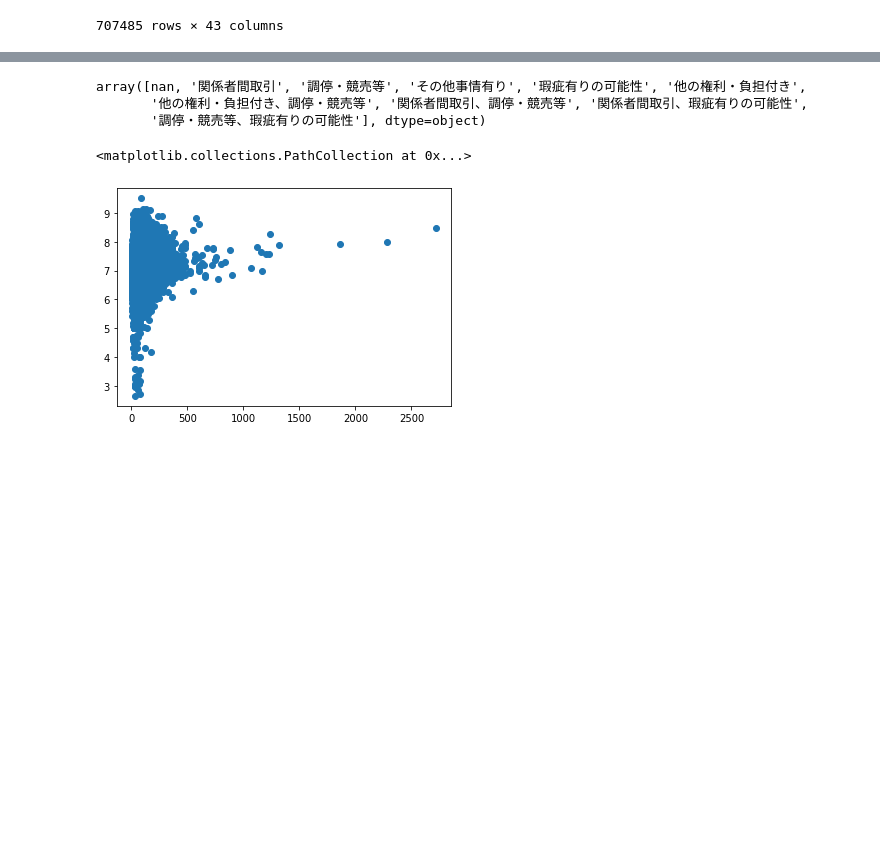
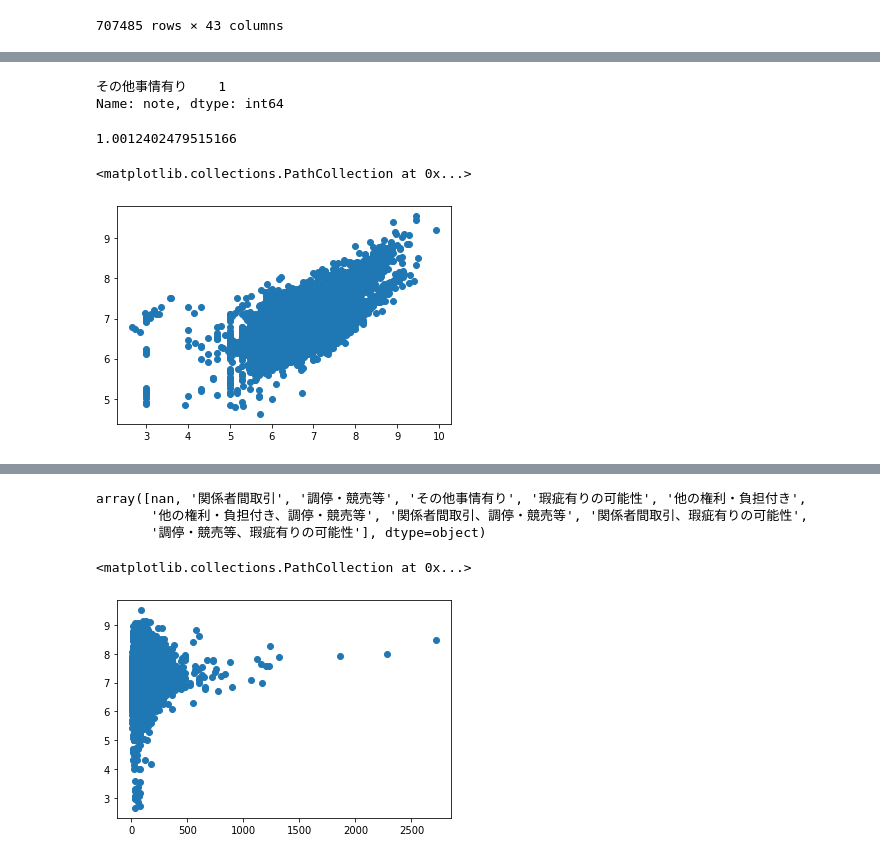
Before and after one commit to habroptilus/ds-monorepo, a Jupyter notebook: projects/house_price/eda.ipynb, the cells around one changed output, grey strips where cells are left out. Saved outputs shown, nothing was run; the diff lists cells and outputs as text; code cells hidden in the pictures; blank space fills up the shorter version.

```diff
--- a/projects/house_price/eda.ipynb
+++ b/projects/house_price/eda.ipynb
@@ -20,0 +44,6 @@ train
+# %%
+import json
+with open("data/output/025.json","r") as f:
+    data=json.load(f)
+oof_pred=data["output"]["oof_pred"]
+train["oof_pred"]= oof_pred
@@ -20,0 +63,4 @@ train
+# %%
+train["diff"]=train["price_log"]-train["oof_pred"]
+train["loss"]  = train["diff"].apply(lambda x: abs(x))
+train[train["loss"]>3.5]
@@ -20,0 +86,5 @@ train
+# %%
+train[train["loss"]>3.0]["note"].value_counts()
+# %% [output]
+その他事情有り    1
+Name: note, dtype: int64
@@ -20,0 +93,9 @@ train
+# %%
+train["oof_pred"].mean()/train["price_log"].mean()
+# %% [output]
+1.0012402479515166
+# %%
+plt.scatter(train["price_log"],np.array(oof_pred)/1.0012402479515166)
+# %% [output]
+<matplotlib.collections.PathCollection at 0x...>
+[figure, added]
```
Also changed, not shown: parts of 12 cells of this notebook, 8 other files.
